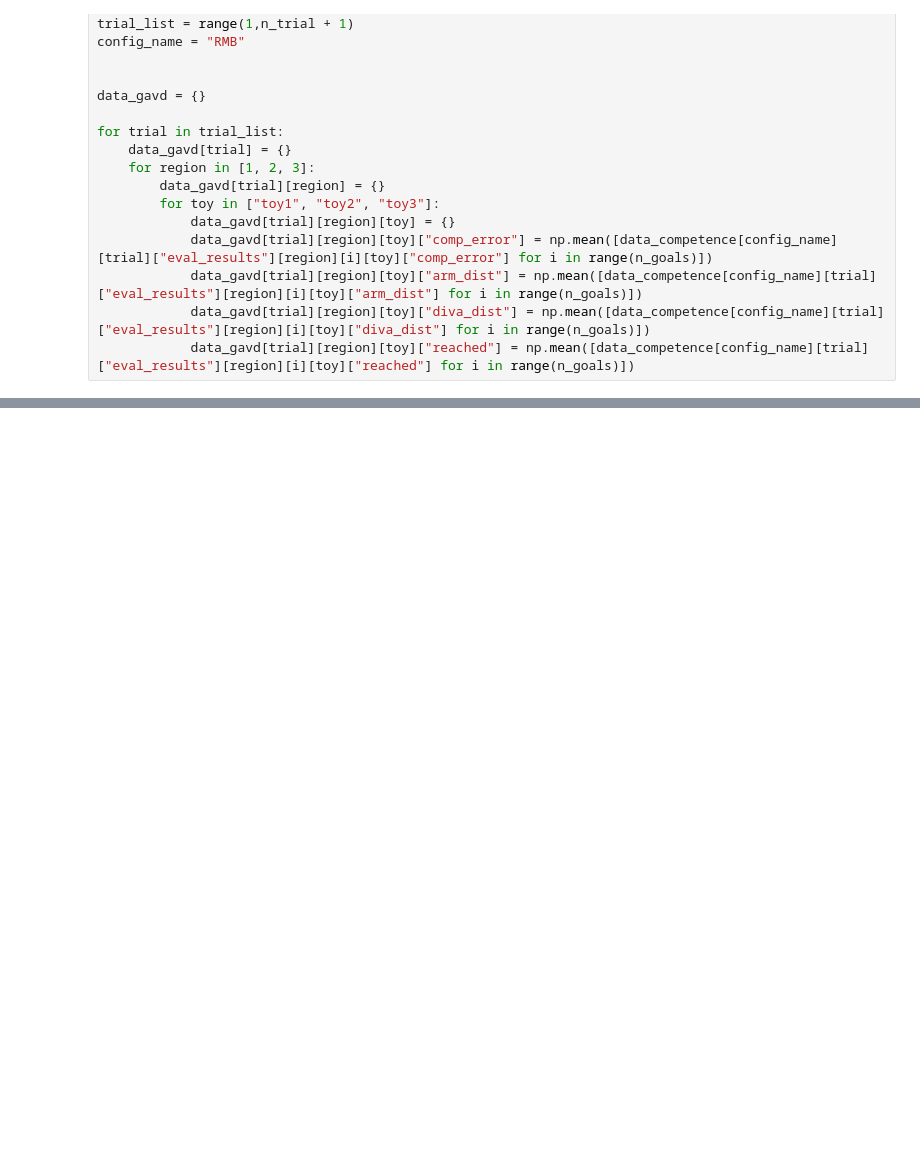
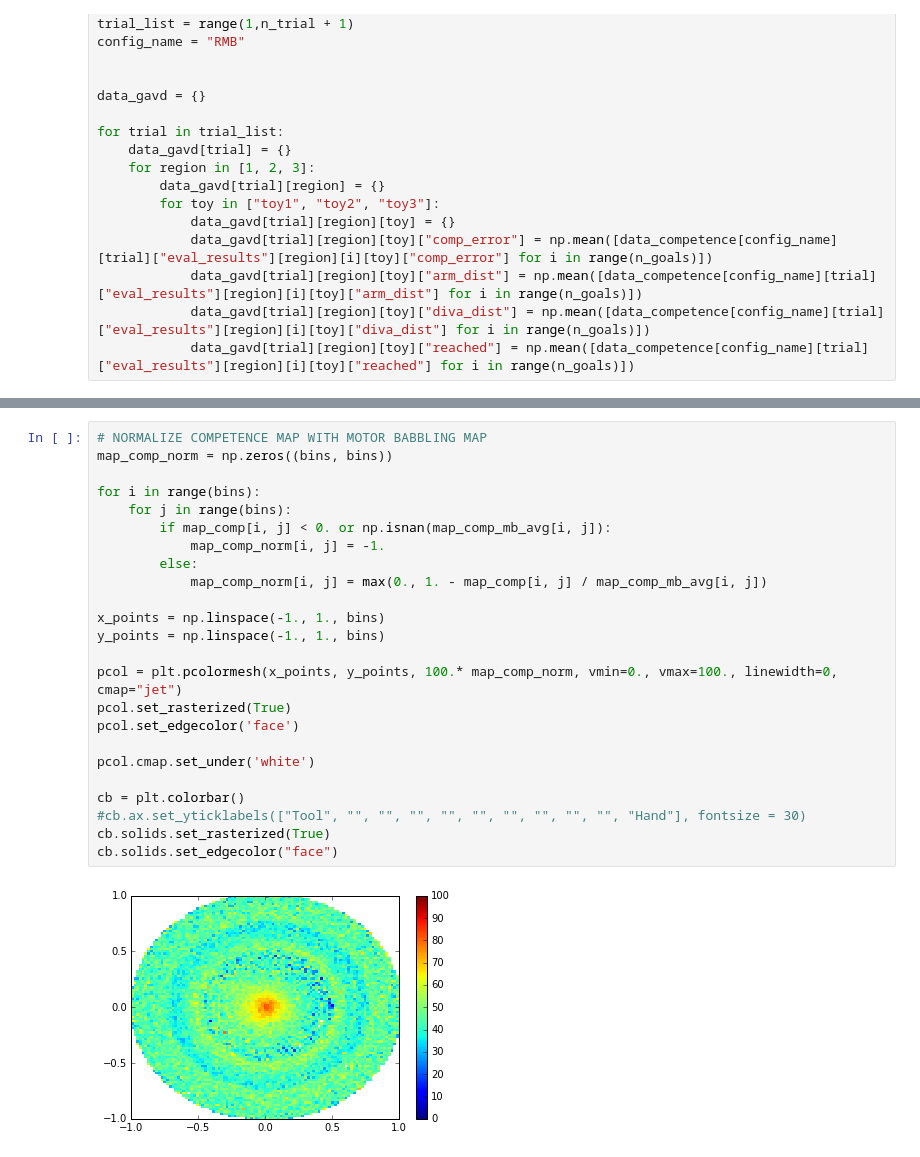
Before and after one commit to sebastien-forestier/CogSci2017, a Jupyter notebook: notebook/analysis_competence.ipynb, the cells around one changed output, grey strips where cells are left out. Saved outputs shown, nothing was run; the diff lists cells and outputs as text; blank space fills up the shorter version.

```diff
--- a/notebook/analysis_competence.ipynb
+++ b/notebook/analysis_competence.ipynb
@@ -124,3 +126,29 @@ cb.solids.set_edgecolor("face")
+# %%
+# NORMALIZE COMPETENCE MAP WITH MOTOR BABBLING MAP
+map_comp_norm = np.zeros((bins, bins))
+
+for i in range(bins):
+    for j in range(bins):
+        if map_comp[i, j] < 0. or np.isnan(map_comp_mb_avg[i, j]):
+            map_comp_norm[i, j] = -1.
+        else:
+            map_comp_norm[i, j] = max(0., 1. - map_comp[i, j] / map_comp_mb_avg[i, j])
+
+x_points = np.linspace(-1., 1., bins)
+y_points = np.linspace(-1., 1., bins)
+
+pcol = plt.pcolormesh(x_points, y_points, 100.* map_comp_norm, vmin=0., vmax=100., linewidth=0, cmap="jet")
+pcol.set_rasterized(True)
+pcol.set_edgecolor('face')
+
+pcol.cmap.set_under('white')
+
+cb = plt.colorbar()
+#cb.ax.set_yticklabels(["Tool", "", "", "", "", "", "", "", "", "", "Hand"], fontsize = 30)
+cb.solids.set_rasterized(True)
+cb.solids.set_edgecolor("face")
+# %% [output]
+[figure, added]
 # %%
 plt.imshow(map_hand, origin = "lower", interpolation = "gaussian")
 cb = plt.colorbar()
```
Also changed, not shown: parts of 7 cells of this notebook, 3 other files.
